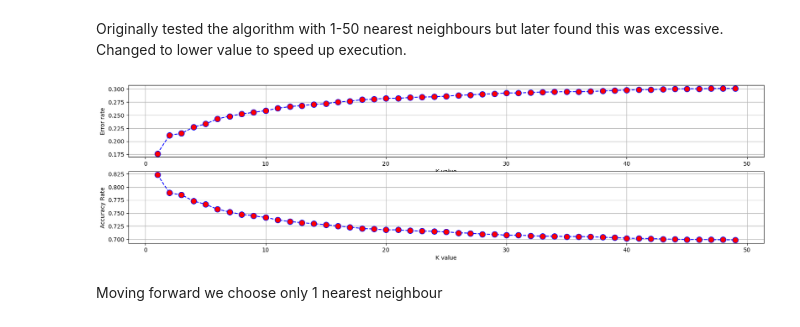
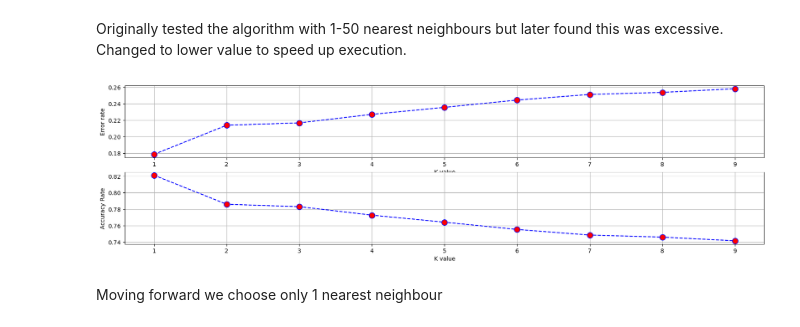
Before and after one commit to jackhenshaw/creditScore, a Jupyter notebook: credit_score.ipynb, the cells around one changed output. Drawn from its saved outputs; the diff is of its cells as text; code cells hidden in the pictures.

```diff
--- a/credit_score.ipynb
+++ b/credit_score.ipynb
@@ -2115,27 +2108,27 @@ Originally tested the algorithm with 1-50 nearest neighbours but later found thi
 # %%
 error_rate = []
 knn_accuracy_rate = []
 for nNeighbours in range(1,10):
   knn = KNeighborsClassifier(nNeighbours)
   knn.fit(train_data, train_labels)
   predicted_labels = knn.predict(test_data)
   error_rate.append(np.mean(predicted_labels != test_labels))
   knn_accuracy_rate.append(classification_report(test_labels, predicted_labels, output_dict=True)['accuracy'])
 
 fig = plt.figure(figsize=(20,5))
 ax = fig.add_subplot(2,1,1)
-ax.plot(range(1,50), error_rate, 'b--', markerfacecolor='red', marker='o', ms=10)
+ax.plot(range(1,10), error_rate, 'b--', markerfacecolor='red', marker='o', ms=10)
 ax.set_xlabel("K value")
 ax.set_ylabel("Error rate")
 plt.grid()
 
 ax = fig.add_subplot(2,1,2)
-ax.plot(range(1,50), knn_accuracy_rate, 'b--', markerfacecolor='red', marker='o', ms=10)
+ax.plot(range(1,10), knn_accuracy_rate, 'b--', markerfacecolor='red', marker='o', ms=10)
 ax.set_xlabel("K value")
 ax.set_ylabel("Accuracy Rate")
 plt.grid()
 # %% [output]
-[figure, old version]
+[figure, new version]
 # %% [markdown]
 Moving forward we choose only 1 nearest neighbour
 # %%
```
Also changed, not shown: parts of 26 cells of this notebook, 2 other files.
